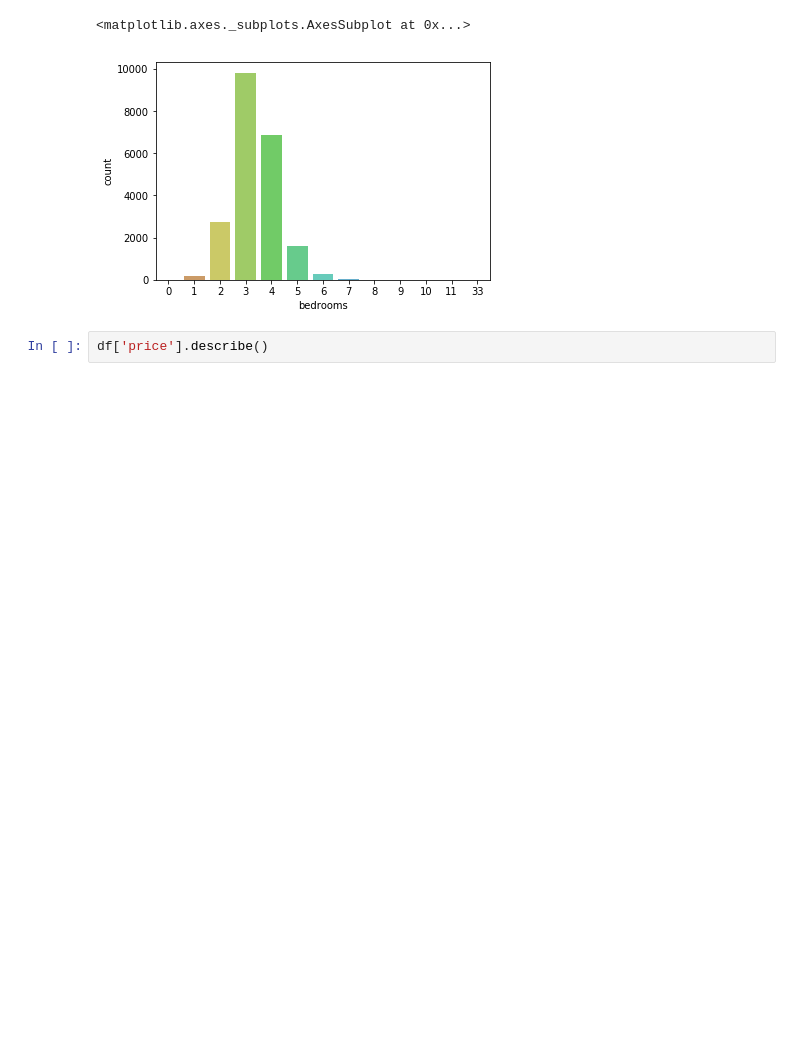
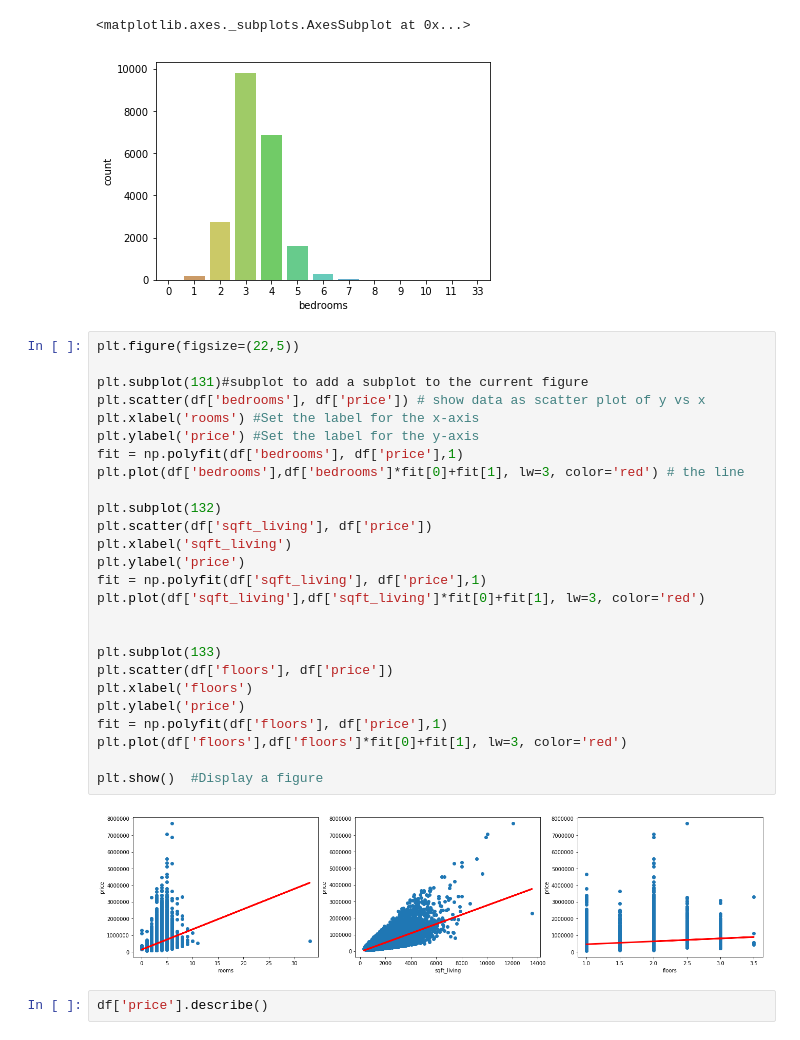
Before and after one commit to gdg-ml-team/ioExtended, a Jupyter notebook: Lab_3.ipynb, the cells around one changed output. Saved outputs shown, nothing was run; the diff lists cells and outputs as text; blank space fills up the shorter version.

```diff
--- a/Lab_3.ipynb
+++ b/Lab_3.ipynb
@@ -103,6 +103,34 @@ sb.countplot(x='bedrooms',data=df, palette='hls')
 # %% [output]
 <matplotlib.axes._subplots.AxesSubplot at 0x...>
 [figure]
+# %%
+plt.figure(figsize=(22,5))
+
+plt.subplot(131)#subplot to add a subplot to the current figure
+plt.scatter(df['bedrooms'], df['price']) # show data as scatter plot of y vs x
+plt.xlabel('rooms') #Set the label for the x-axis
+plt.ylabel('price') #Set the label for the y-axis
+fit = np.polyfit(df['bedrooms'], df['price'],1)
+plt.plot(df['bedrooms'],df['bedrooms']*fit[0]+fit[1], lw=3, color='red') # the line
+
+plt.subplot(132)
+plt.scatter(df['sqft_living'], df['price'])
+plt.xlabel('sqft_living')
+plt.ylabel('price')
+fit = np.polyfit(df['sqft_living'], df['price'],1)
+plt.plot(df['sqft_living'],df['sqft_living']*fit[0]+fit[1], lw=3, color='red')
+
+
+plt.subplot(133)
+plt.scatter(df['floors'], df['price'])
+plt.xlabel('floors')
+plt.ylabel('price')
+fit = np.polyfit(df['floors'], df['price'],1)
+plt.plot(df['floors'],df['floors']*fit[0]+fit[1], lw=3, color='red')
+
+plt.show()  #Display a figure
+# %% [output]
+[figure, added]
 # %%
 df['price'].describe()
 # %% [output]
```
Also changed, not shown: parts of 8 cells of this notebook.
